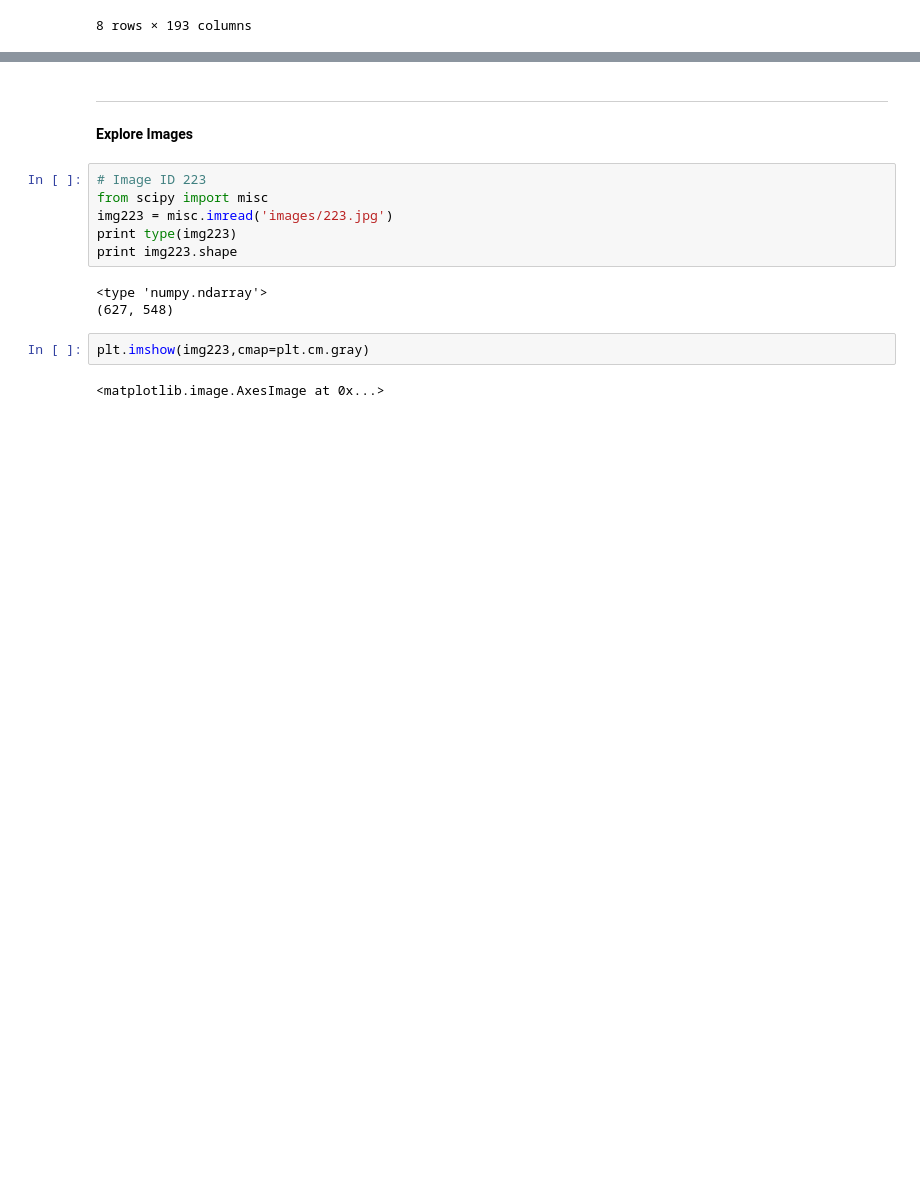
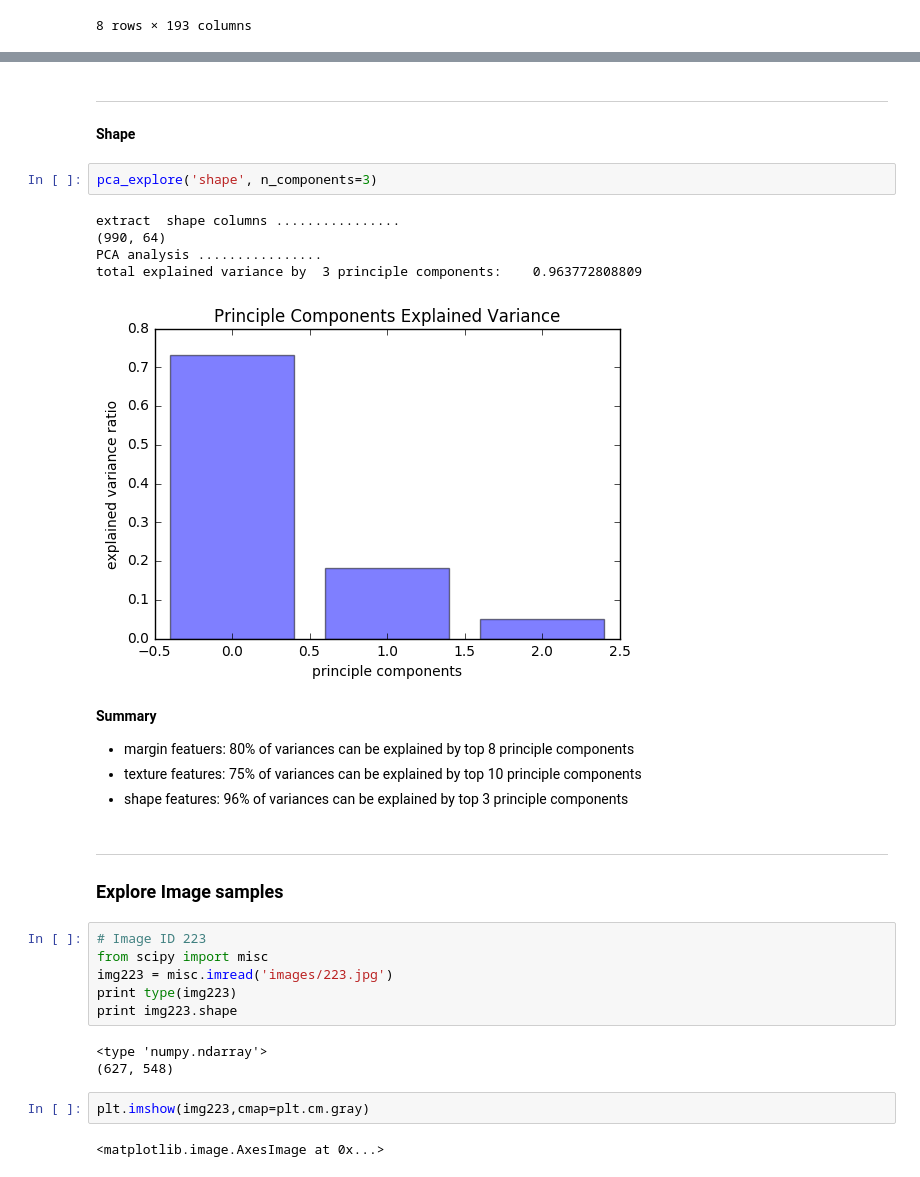
Before and after one commit to zhongyuk/CNNplayground, a Jupyter notebook: leaf/notebooks/explore0.ipynb, the cells around one changed output, grey strips where cells are left out. Saved outputs shown, nothing was run; the diff lists cells and outputs as text; blank space fills up the shorter version.

```diff
--- a/leaf/notebooks/explore0.ipynb
+++ b/leaf/notebooks/explore0.ipynb
@@ -47,6 +112,22 @@ train.describe()
+# %% [markdown]
+***
+**Shape**
+# %%
+pca_explore('shape', n_components=3)
+# %% [output]
+extract  shape columns ................
+(990, 64)
+PCA analysis ................
+total explained variance by  3 principle components:    0.963772808809
+[figure, added]
+# %% [markdown]
+**Summary**
+ - margin featuers: 80% of variances can be explained by top 8 principle components
+ - texture features: 75% of variances can be explained by top 10 principle components
+ - shape features: 96% of variances can be explained by top 3 principle components
 # %% [markdown]
 ***
-**Explore Images**
+### Explore Image samples
 # %%
 # Image ID 223
 from scipy import misc
```
Also changed, not shown: parts of 12 cells of this notebook, 2 other files.
